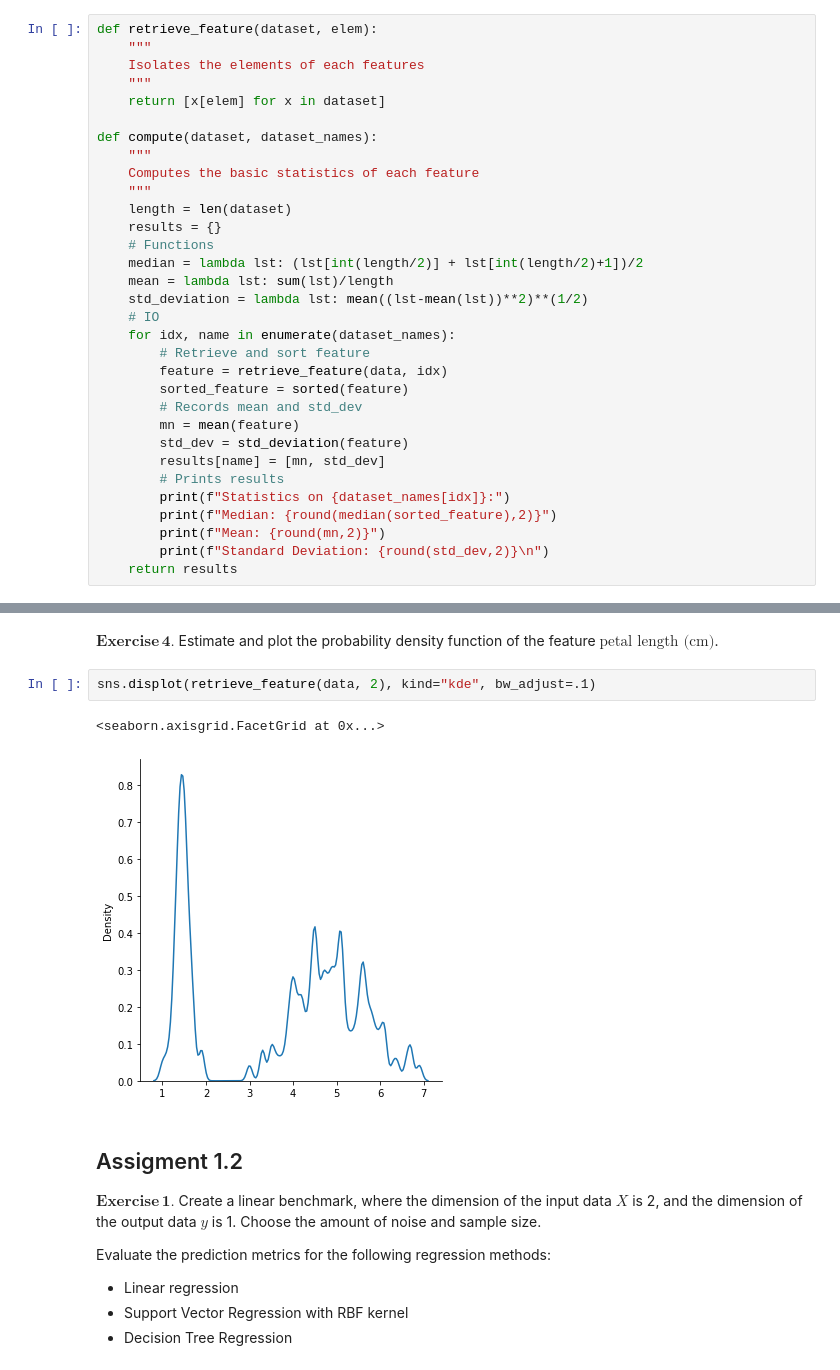
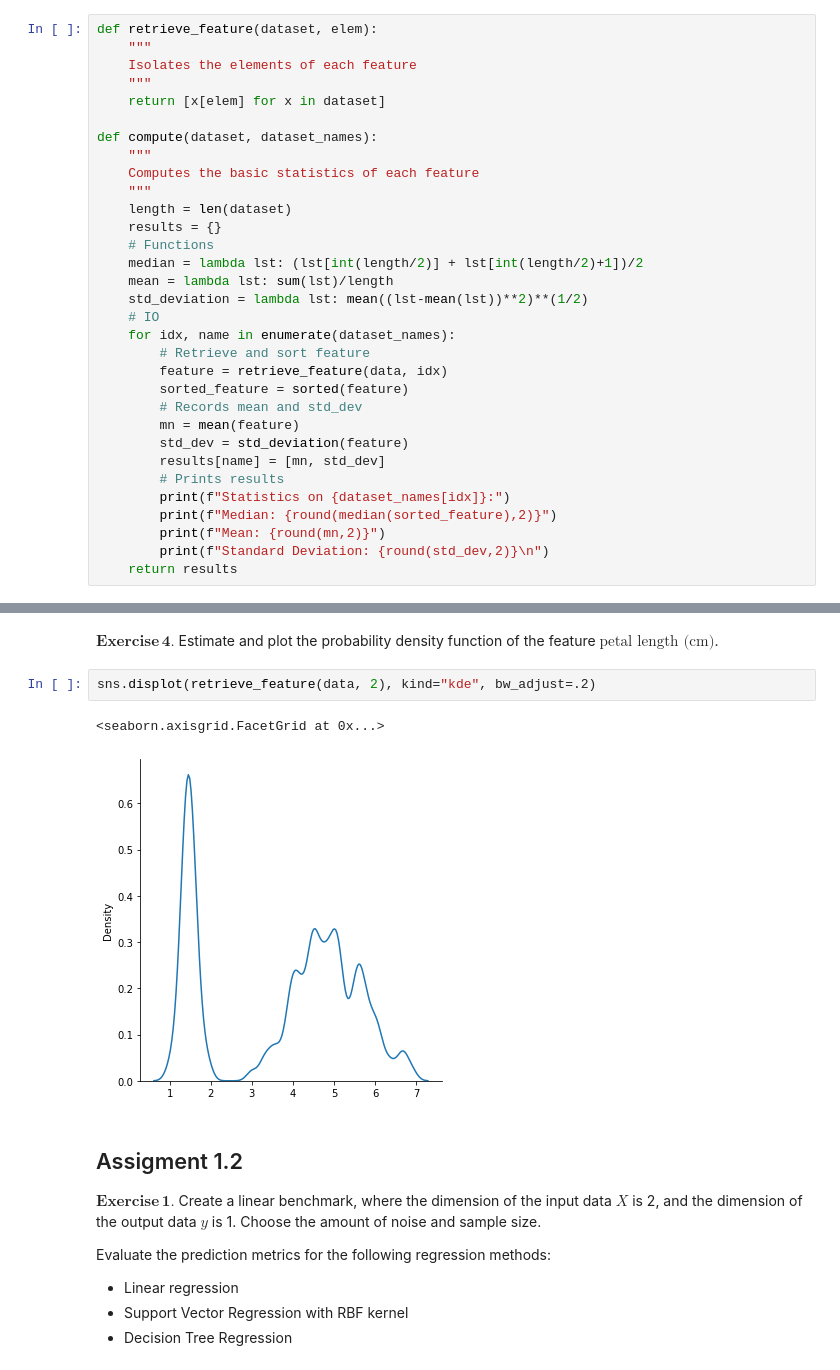
Before and after one commit to qlero/UCA_MSc-DS1, a Jupyter notebook: 2_model_selection/lecture_3/assignment_1_qlr.ipynb, the cells around one changed output, grey strips where cells are left out. Cells and saved outputs as stored; diff of their text form.

```diff
--- a/2_model_selection/lecture_3/assignment_1_qlr.ipynb
+++ b/2_model_selection/lecture_3/assignment_1_qlr.ipynb
@@ -32,7 +41,7 @@ $\mathbf{Exercise\, 1.}$ Compute the median, mean and standard deviation for eac
 # %%
 def retrieve_feature(dataset, elem):
     """
-    Isolates the elements of each features
+    Isolates the elements of each feature
     """
     return [x[elem] for x in dataset]
 
@@ -134,10 +143,10 @@ As such, there seems to be a different distribution when data relates to **petal
 # %% [markdown]
 $\mathbf{Exercise\, 4.}$ Estimate and plot the probability density function of the feature $\mbox{petal length (cm)}$.
 # %%
-sns.displot(retrieve_feature(data, 2), kind="kde", bw_adjust=.1)
+sns.displot(retrieve_feature(data, 2), kind="kde", bw_adjust=.2)
 # %% [output]
 <seaborn.axisgrid.FacetGrid at 0x...>
-[figure, old version]
+[figure, new version]
 # %% [markdown]
 ## Assigment 1.2
 
```
Also changed, not shown: parts of 71 cells of this notebook, 3 other files.
